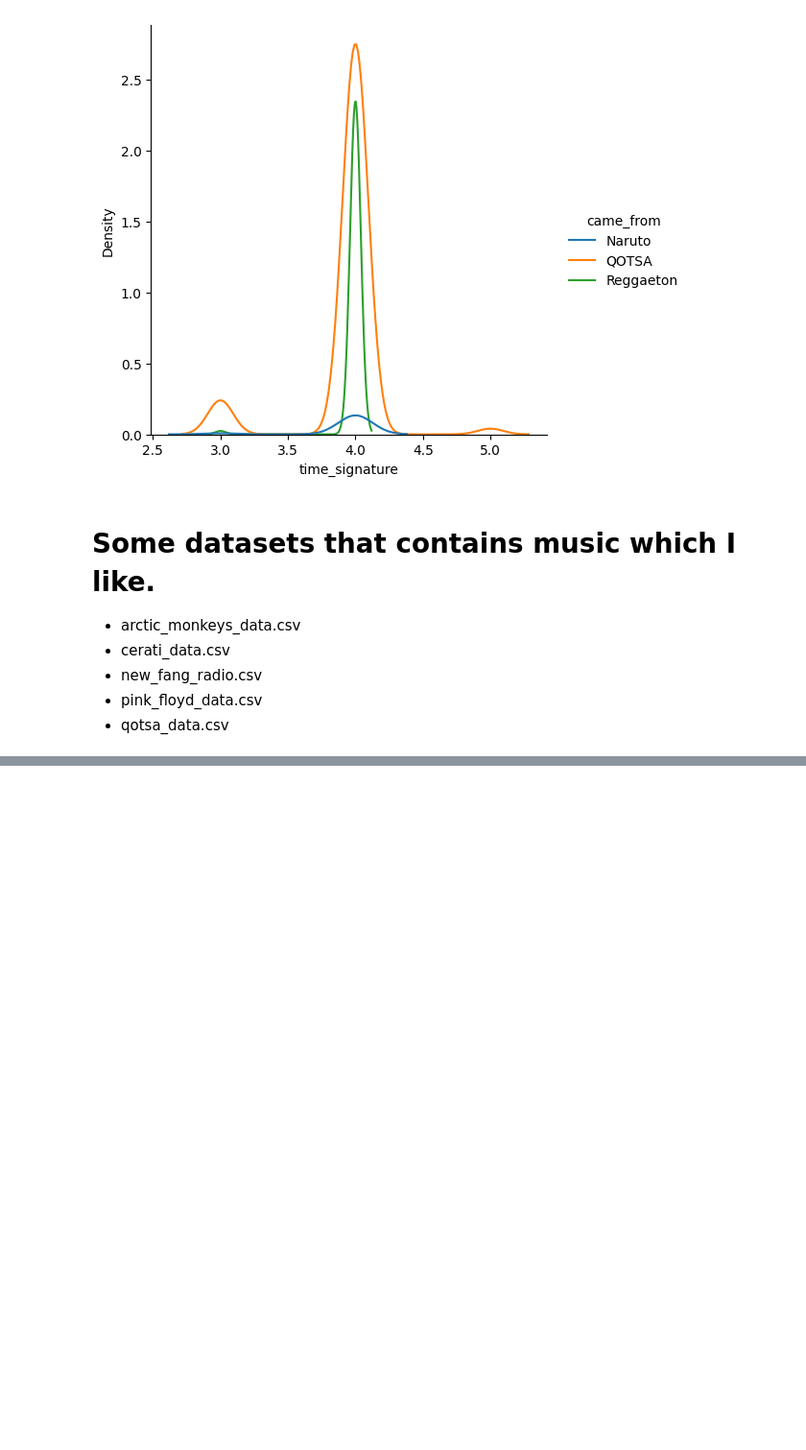
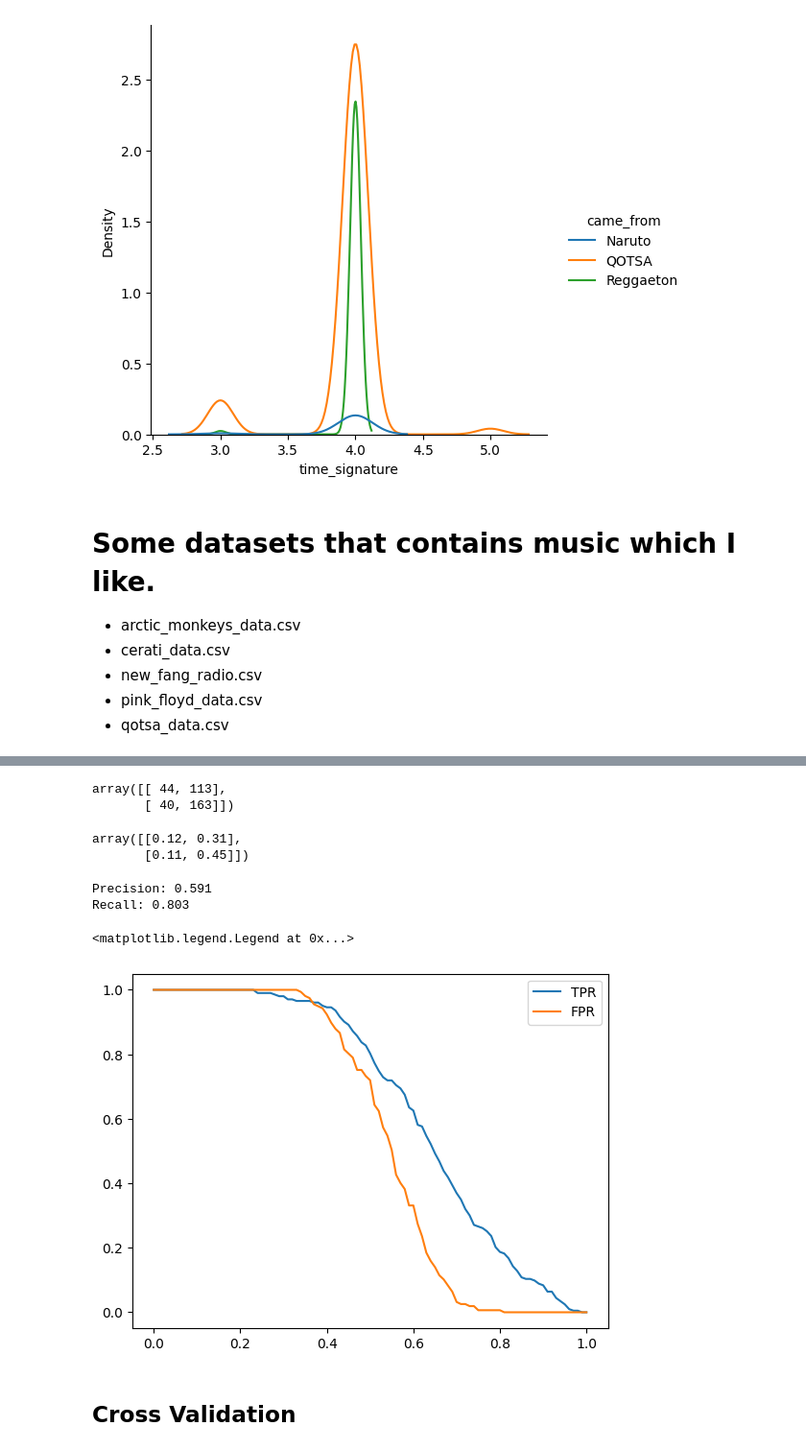
Before and after one commit to eeeds/ML-Camp, a Jupyter notebook: 08-midterm-project/notebooks/notebook.ipynb, the cells around one changed output, grey strips where cells are left out. Shown at 96% size. Saved outputs shown, nothing was run; the diff lists cells and outputs as text; code cells hidden in the pictures; blank space fills up the shorter version.

Commit message:
Improving model

```diff
--- a/08-midterm-project/notebooks/notebook.ipynb
+++ b/08-midterm-project/notebooks/notebook.ipynb
@@ -173,0 +362,7 @@ Name: like, dtype: int64
+# %%
+## Logistic Regression
+from sklearn.linear_model import LogisticRegression
+from sklearn.metrics import roc_auc_score
+
+model = LogisticRegression(solver='lbfgs', C = 0.01)
+model.fit(X_train, y_train)
@@ -173,0 +373,4 @@ Name: like, dtype: int64
+# %%
+y_pred = model.predict_proba(X_val)[:, 1]
+like_decision = (y_pred >= 0.5)
+(y_val == like_decision).mean()
@@ -173,0 +401,61 @@ Name: like, dtype: int64
+# %%
+confusion_matrix = np.array([
+    [tn, fp],
+    [fn, tp]
+])
+confusion_matrix
+# %% [output]
+array([[ 44, 113],
+       [ 40, 163]])
+# %%
+(confusion_matrix / confusion_matrix.sum()).round(2)
+# %% [output]
+array([[0.12, 0.31],
+       [0.11, 0.45]])
+# %%
+## Precision and recall
+
+precision = tp / (tp + fp)
+recall = tp / (tp + fn)
+
+print('Precision: %.3f' % precision)
+print('Recall: %.3f' % recall)
+# %% [output]
+Precision: 0.591
+Recall: 0.803
+# %%
+## ROC Curves
+
+scores = []
+
+thresholds = np.linspace(0, 1, 101)
+
+for t in thresholds:
+    actual_positive = (y_val == 1)
+    actual_negative = (y_val == 0)
+
+    predict_positive = (y_pred >= t)
+    predict_negative = (y_pred < t)
+
+    tp = (predict_positive & actual_positive).sum()
+    tn = (predict_negative & actual_negative).sum()
+
+    fp = (predict_positive & actual_negative).sum()
+    fn = (predict_negative & actual_positive).sum()
+
+    scores.append((t, tp, fp, fn, tn))
+# %%
+columns = ['threshold', 'tp', 'fp', 'fn', 'tn']
+df_scores = pd.DataFrame(scores, columns=columns)
+
+df_scores['tpr'] = df_scores.tp / (df_scores.tp + df_scores.fn)
+df_scores['fpr'] = df_scores.fp / (df_scores.fp + df_scores.tn)
+# %%
+plt.plot(df_scores.threshold, df_scores['tpr'], label='TPR')
+plt.plot(df_scores.threshold, df_scores['fpr'], label='FPR')
+plt.legend()
+# %% [output]
+<matplotlib.legend.Legend at 0x...>
+[figure, added]
+# %% [markdown]
+## Cross Validation
```
Also changed, not shown: parts of 31 cells of this notebook, 2 other files.
